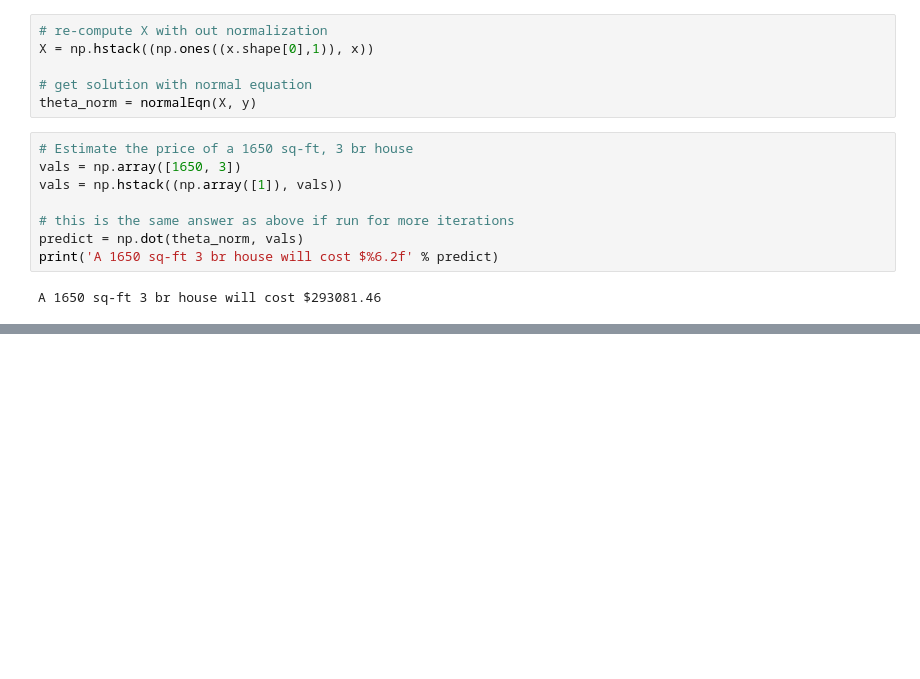
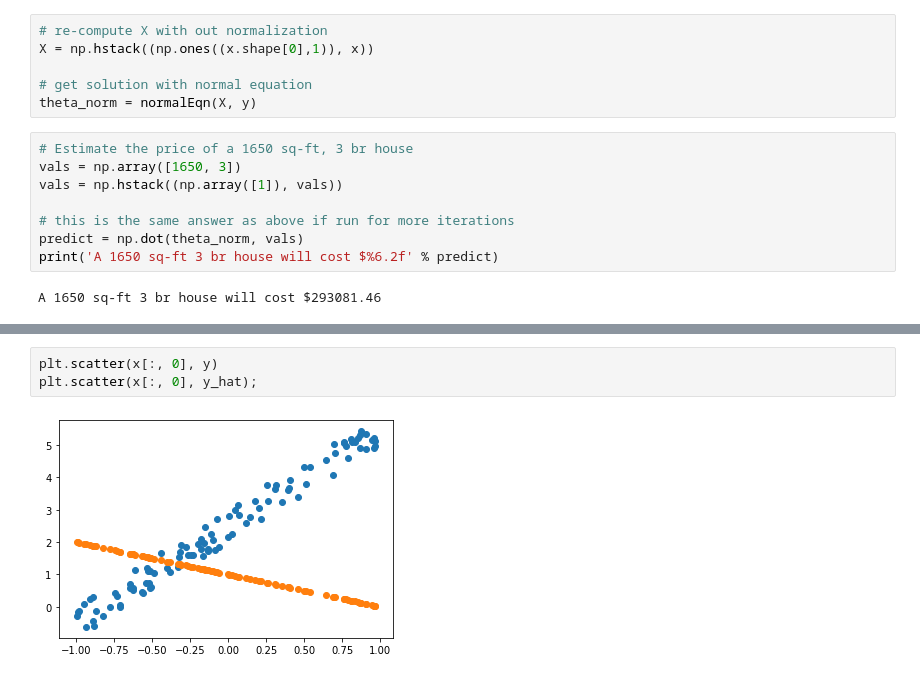
Before and after one commit to earny-joe/ML-Course-Solutions, a Jupyter notebook: ex1/ex1.ipynb, the cells around one changed output, grey strips where cells are left out. Cells and saved outputs as stored; diff of their text form; blank space fills up the shorter version.

```diff
--- a/ex1/ex1.ipynb
+++ b/ex1/ex1.ipynb
@@ -290,0 +453,5 @@ A 1650 sq-ft 3 br house will cost $293081.46
+# %%
+plt.scatter(x[:, 0], y)
+plt.scatter(x[:, 0], y_hat);
+# %% [output]
+[figure, added]
```
Also changed, not shown: parts of 31 cells of this notebook.
